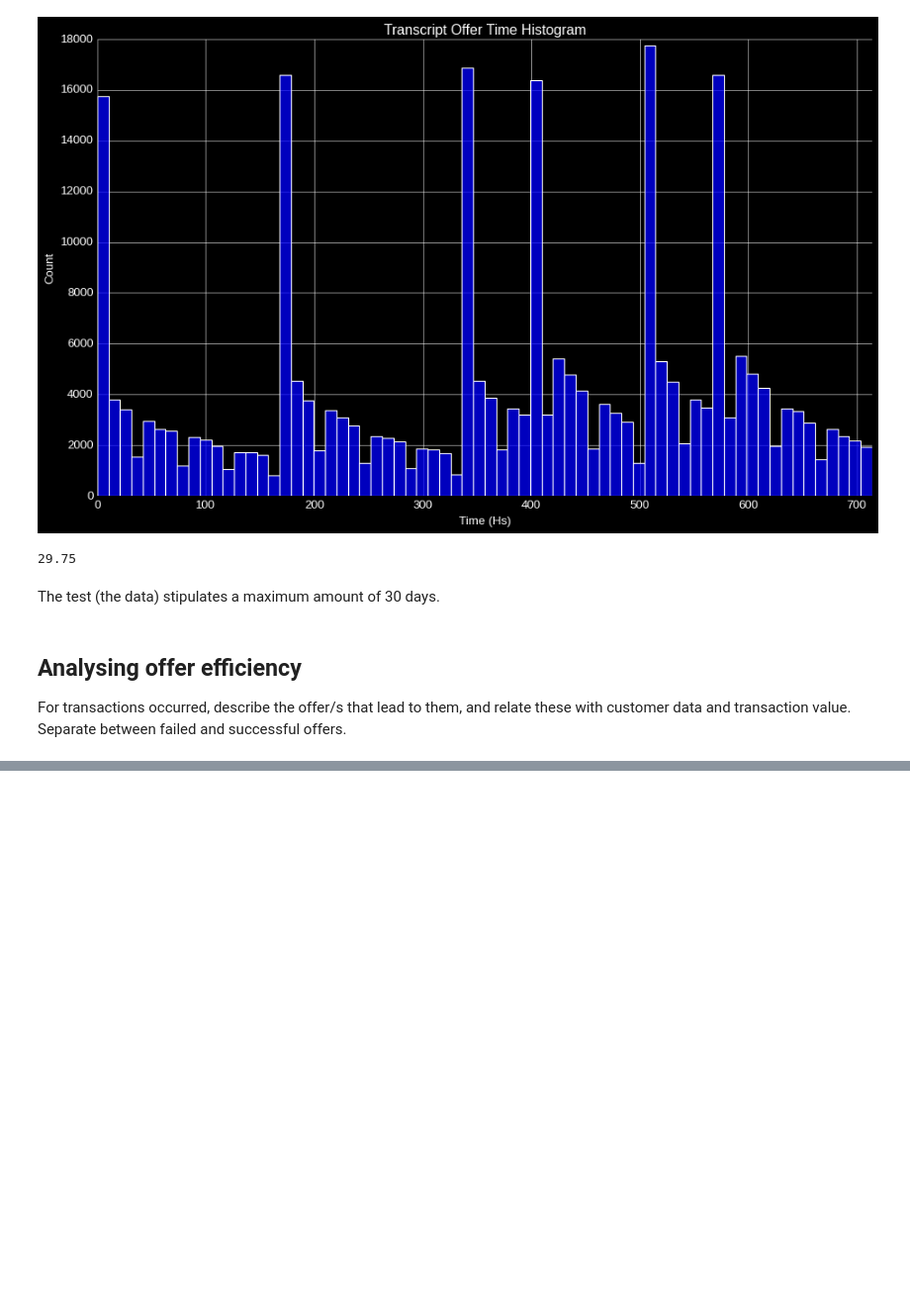
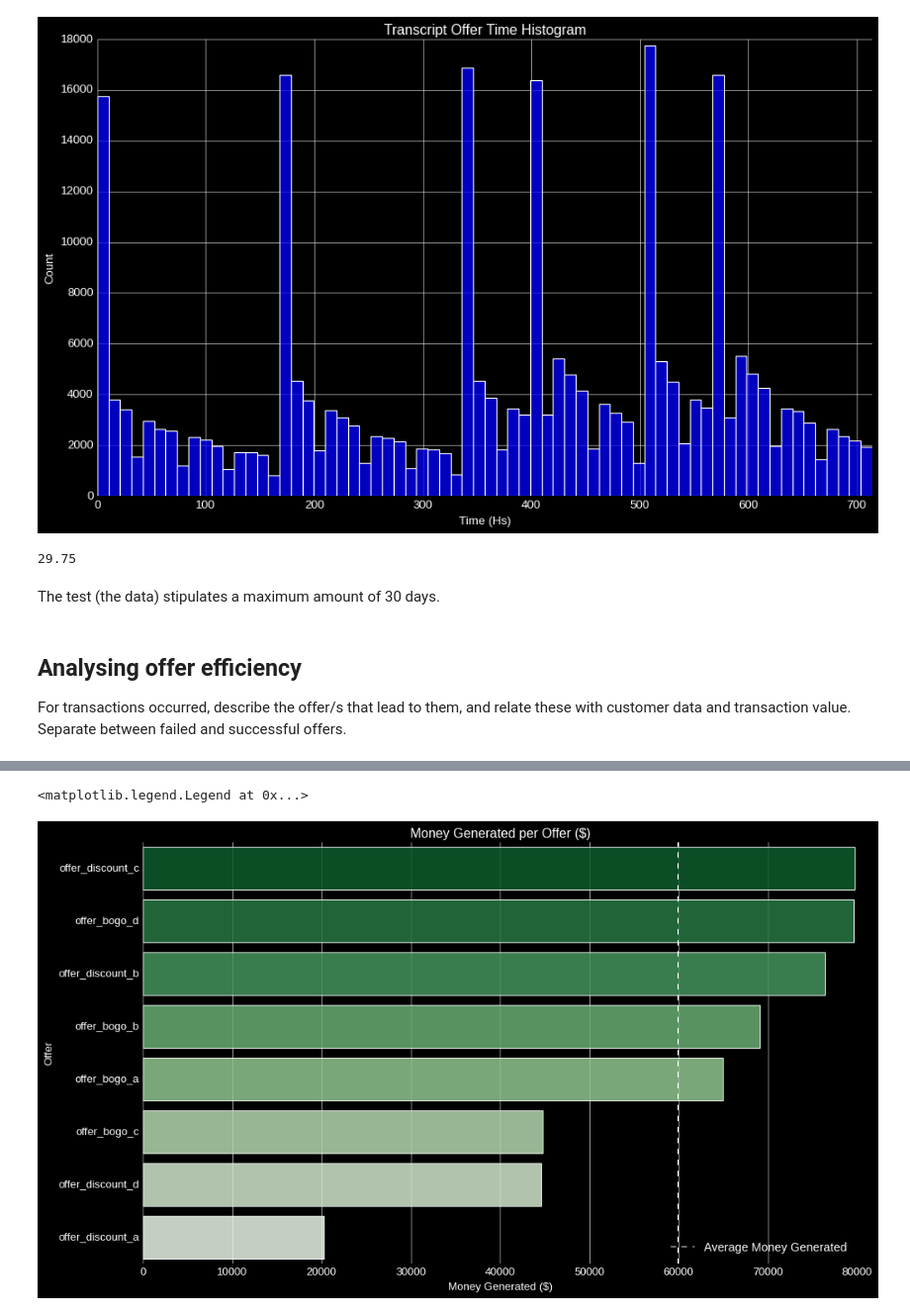
Before and after one commit to ivanachillee/starbucks-marketing, a Jupyter notebook: notebooks/starbucks-marketing-cleaning-eda-and-modelling.ipynb, the cells around one changed output, grey strips where cells are left out. Shown at 99% size. Cells and saved outputs as stored; diff of their text form; code cells hidden in the pictures; blank space fills up the shorter version.

```diff
--- a/notebooks/starbucks-marketing-cleaning-eda-and-modelling.ipynb
+++ b/notebooks/starbucks-marketing-cleaning-eda-and-modelling.ipynb
@@ -1000,0 +1206,2 @@ TypeError: first argument must be an iterable of pandas objects, you passed an o
+# %%
+class_trans_dependent_merged = trans_to_use.merge(portfolio)
@@ -1000,0 +1286,19 @@ TypeError: first argument must be an iterable of pandas objects, you passed an o
+# %%
+class_trans_dependent_merged["transaction_value"] = class_trans_dependent_merged["transaction_value"].astype("float64")
+# %%
+money_generated_by_offer = class_trans_dependent_merged.groupby("offer_id")["transaction_value"].sum().reset_index().sort_values("transaction_value",ascending=False)
+# %%
+money_generated_by_offer = money_generated_by_offer.merge(portfolio[["offer_id","offer_name"]])
+money_generated_by_offer.rename(columns={"transaction_value":"gross_total_transactions"}, inplace=True)
+# %%
+plot_init()
+plt.title("Money Generated per Offer ($)")
+sns.barplot(y="offer_name",x="gross_total_transactions",data=money_generated_by_offer, palette="Greens_r",
+           alpha=.85)
+plt.ylabel("Offer")
+plt.xlabel("Money Generated ($)")
+plt.axvline(np.mean(money_generated_by_offer["gross_total_transactions"]), linestyle="--", label="Average Money Generated")
+plt.legend(loc=4, fontsize=13)
+# %% [output]
+<matplotlib.legend.Legend at 0x...>
+[figure, added]
```
Also changed, not shown: parts of 101 cells of this notebook, 2 other files.
